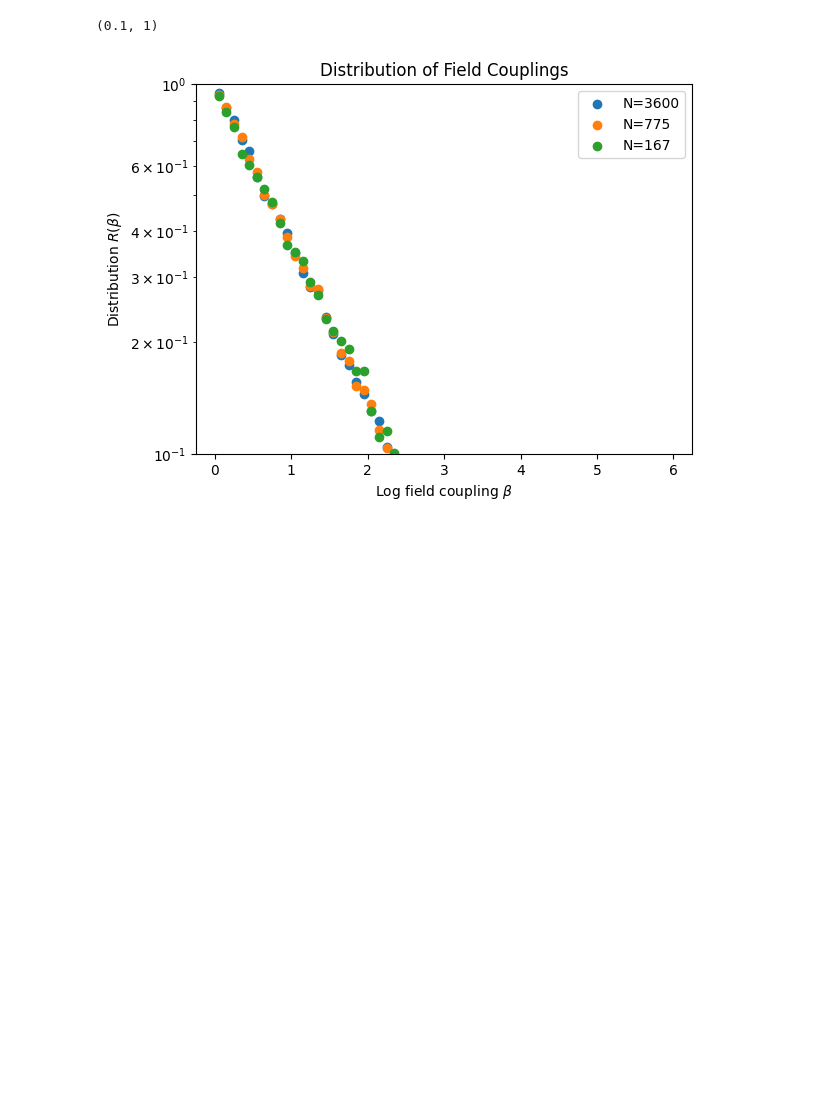
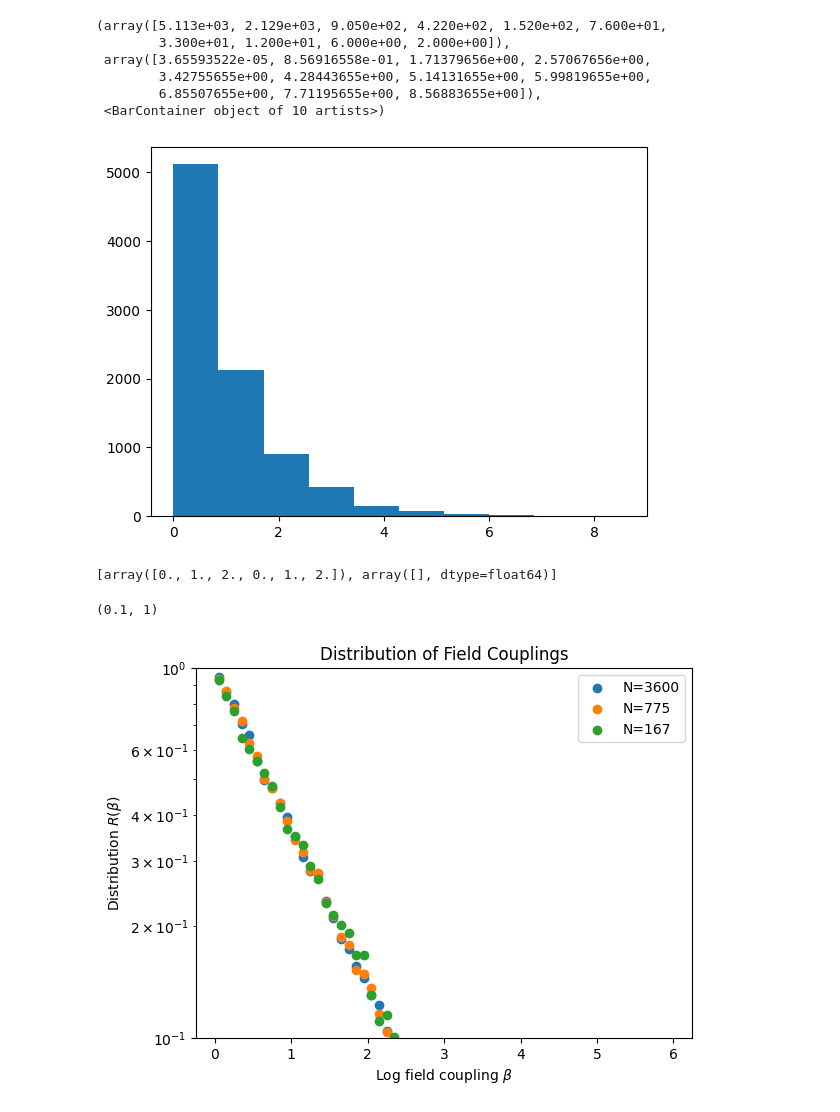
Before and after one commit to tsgaurav/Ising_RSRG, a Jupyter notebook: ipynb_notebooks/Analysis.ipynb, the cells around one changed output. Cells and saved outputs as stored; diff of their text form; code cells hidden in the pictures; blank space fills up the shorter version.

Commit message:
MPI script outputs dist over all runs

```diff
--- a/ipynb_notebooks/Analysis.ipynb
+++ b/ipynb_notebooks/Analysis.ipynb
@@ -98,7 +98,7 @@ def gen_check_list(size, steps, divs):
     C = np.log(size/(size-steps))/(divs-1)
     return np.floor(size*np.exp(-i_vals * C)).astype(int)
 # %%
-L = 60
+L = 30
 steps = int(0.99*L*L)
 a, b = 0.3, 0.305
 measure_step = 30
@@ -114,8 +114,11 @@ check_list = np.floor(L*L*(1- 1/(3**np.arange(4))))  #Indices at which the distr
 runs = 10
 
 
-check_list = gen_check_list(L*L, steps, 4)
+check_list = gen_check_list(L*L, steps, 10)
 measure_list = gen_check_list(L*L, steps, 50)
+# %%
+J_dist_list = [np.array([]) for i in range(10)]
+h_dist_list = [np.array([]) for i in range(10)]
 # %%
 a_vals = np.array([0.3])
 b_vals = np.array([0.305])
@@ -170,6 +173,7 @@ for run in range(runs):
                 #print(i)
                 h_remain = test.h_vals
                 h_remain = h_remain[h_remain!=0]
+                h_dist_list[check_list_acc] = np.concatenate((h_dist_list[check_list_acc],-np.log(h_remain/test.Omega)))
                 #x = np.linspace(0, (np.sqrt(a_sc**2 + 2*b_sc) - a_sc)/b_sc, len(J_remain))
 
                 #n,bins,patches = plt.hist(J_remain, density = 'True', bins=30)
@@ -190,6 +194,25 @@ for run in range(runs):
 
                 check_list_acc+=1
             test.decimate()
+# %%
+plt.hist(h_dist_list[1])
+# %% [output]
+(array([5.113e+03, 2.129e+03, 9.050e+02, 4.220e+02, 1.520e+02, 7.600e+01,
+        3.300e+01, 1.200e+01, 6.000e+00, 2.000e+00]),
+ array([3.65593522e-05, 8.56916558e-01, 1.71379656e+00, 2.57067656e+00,
+        3.42755655e+00, 4.28443655e+00, 5.14131655e+00, 5.99819655e+00,
+        6.85507655e+00, 7.71195655e+00, 8.56883655e+00]),
+ <BarContainer object of 10 artists>)
+[figure, added]
+# %%
+a = [np.array([]),np.array([])]
+b = np.arange(3)
+
+a[0] = np.concatenate((a[0], b))
+a[0] = np.concatenate((a[0], b))
+a
+# %% [output]
+[array([0., 1., 2., 0., 1., 2.]), array([], dtype=float64)]
 # %%
 
 
```
Also changed, not shown: 7 other files.
